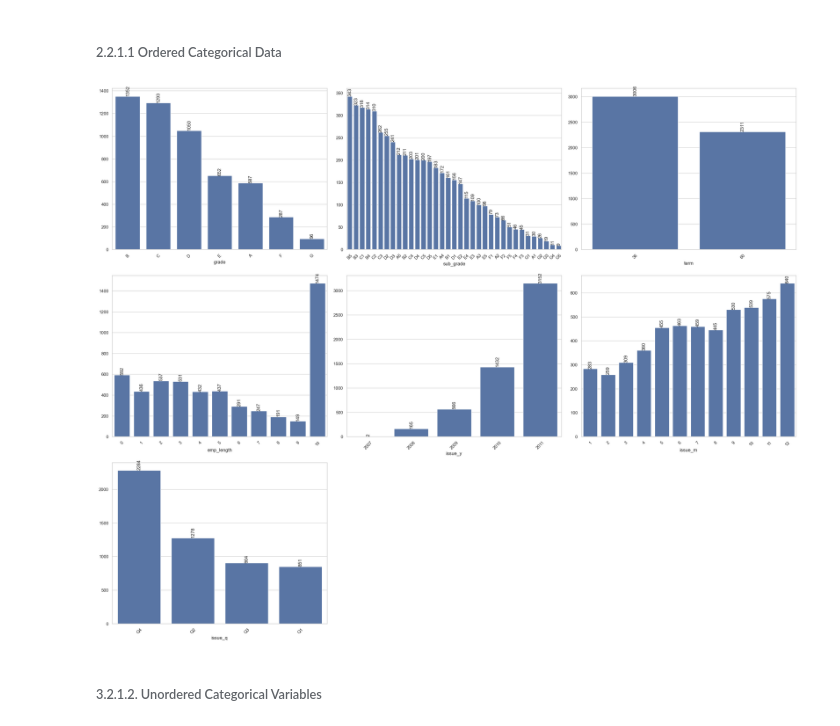
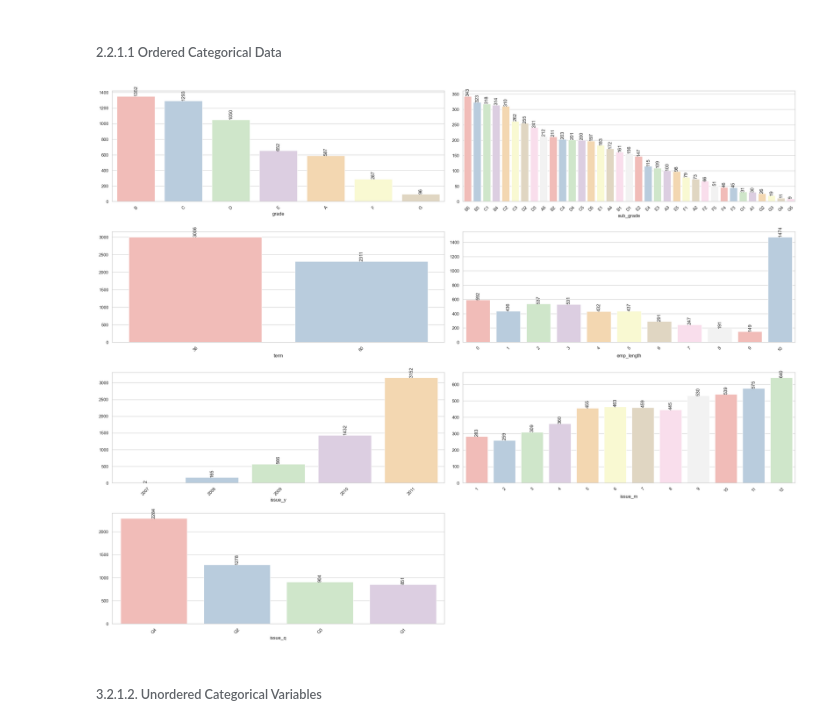
Before and after one commit to Sravansanka/LendingClubCaseStuday, a Jupyter notebook: Sravana_Sanka.ipynb, the cells around one changed output. Cells and saved outputs as stored; diff of their text form; code cells hidden in the pictures.

```diff
--- a/Sravana_Sanka.ipynb
+++ b/Sravana_Sanka.ipynb
@@ -692,5 +692,5 @@ Name: count, Length: 2848, dtype: int64
 # loan_amnt categorisation
 thresholds_loan_amnt = [5000, 10000, 15000]
 labels_loan_amount = ['0 - 5K', '5K - 10K', '10K - 15K', '15K - above']
-loan_df['loan_amnt_bucket'] = loan_df['loan_amnt'].apply(bucketing_data, args=(thresholds_loan_amnt, labels_loan_amount))
+df['loan_amnt_bucket'] = df['loan_amnt'].apply(bucketing_data, args=(thresholds_loan_amnt, labels_loan_amount))
 # %%
@@ -713,5 +713,5 @@ Name: count, Length: 843, dtype: int64
 # int_rate Bucketting
 bins_int_rate = [5, 9, 13, 17, 21]
 labels_int_rate = ['0%-5%', '5%-9%','9%-13%','13%-17%','17%-21%','21%-25%']
-loan_df['int_rate_bucket'] = loan_df['int_rate'].apply(bucketing_data, args=((bins_int_rate, labels_int_rate)))
+df['int_rate_bucket'] = df['int_rate'].apply(bucketing_data, args=((bins_int_rate, labels_int_rate)))
 # %%
@@ -728,5 +728,5 @@ Name: count, dtype: int64
 # Annual Income Bucketting
 thresholds_annual_inc = [40000, 50000, 60000, 70000, 80000]
 labels_annual_inc = ['0 - 40k', '40k - 50k', '50k - 60k', '60k - 70k', '70k - 80k', '80k - above']
-loan_df['annual_inc_bucket'] = loan_df['annual_inc'].apply(bucketing_data, args=(thresholds_annual_inc, labels_annual_inc))
+df['annual_inc_bucket'] = df['annual_inc'].apply(bucketing_data, args=(thresholds_annual_inc, labels_annual_inc))
 # %%
@@ -794,7 +794,7 @@ def plot_bar_graph(dataframe, x_column, y_column=None, hue_column=None, title=No
 
     # Create the subplot grid
     num_plots = len(x_column)
-    ncols = 3  # Number of columns in the subplot grid
+    ncols = 2  # Number of columns in the subplot grid
     nrows = (num_plots // ncols) + (num_plots % ncols > 0)  # Compute number of rows required
 
     # Create a figure and axes for subplots
@@ -806,7 +806,7 @@ def plot_bar_graph(dataframe, x_column, y_column=None, hue_column=None, title=No
         ax = axes[idx]  # Select subplot
         y_data = filtered_dataframe[cat_var].value_counts()  # Count values for the current category
         x_data = y_data.index
-        sns.barplot(x=x_data, y=y_data.values, ax=ax, hue=hue_column)
+        sns.barplot(x=x_data, y=y_data.values, ax=ax, hue=hue_column,palette='Pastel1')
 
         # Display frequency on top of the bars
         for p in ax.patches:
@@ -837,22 +837,22 @@ def plot_bar_graph(dataframe, x_column, y_column=None, hue_column=None, title=No
 # %%
 # List of categorical variables you want to plot
 cat_vars = ['grade', 'sub_grade', 'term', 'emp_length', 'issue_y', 'issue_m', 'issue_q']
 # Call the function to plot all the categorical variables in one figure
 plot_bar_graph(
-    loan_df,
+    df,
     x_column = cat_vars,
     y_column = cat_vars,  # y_column will be the same as x_column here, as we are plotting counts
     title = None,  # We don't need to pass the title here as it's done per plot
     xlabel = None,  # Individual x_labels will be set within the loop
     ylabel = None,  # Individual y_labels will be set within the loop
     figsize=(25, 20),  # Adjust size for multiple plots
     x_tick_rotation=45,
     freq_rotation=90,
     filter_column='loan_status',
     filter_value='Charged Off'  # Optional: filter based on loan status
 )
 # %% [output]
-[figure, old version]
+[figure, new version]
 # %% [markdown]
 ###### 3.2.1.2. Unordered Categorical Variables
 # %%
```
Also changed, not shown: parts of 96 cells of this notebook, 1 other file.
